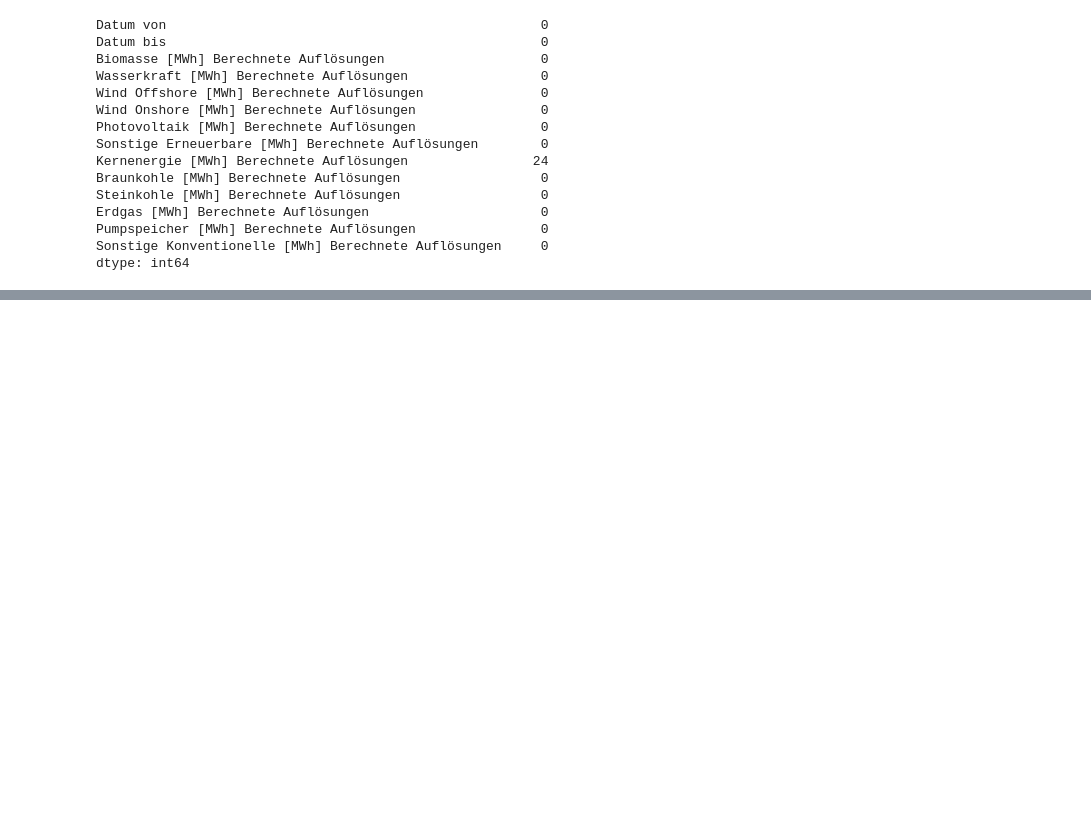
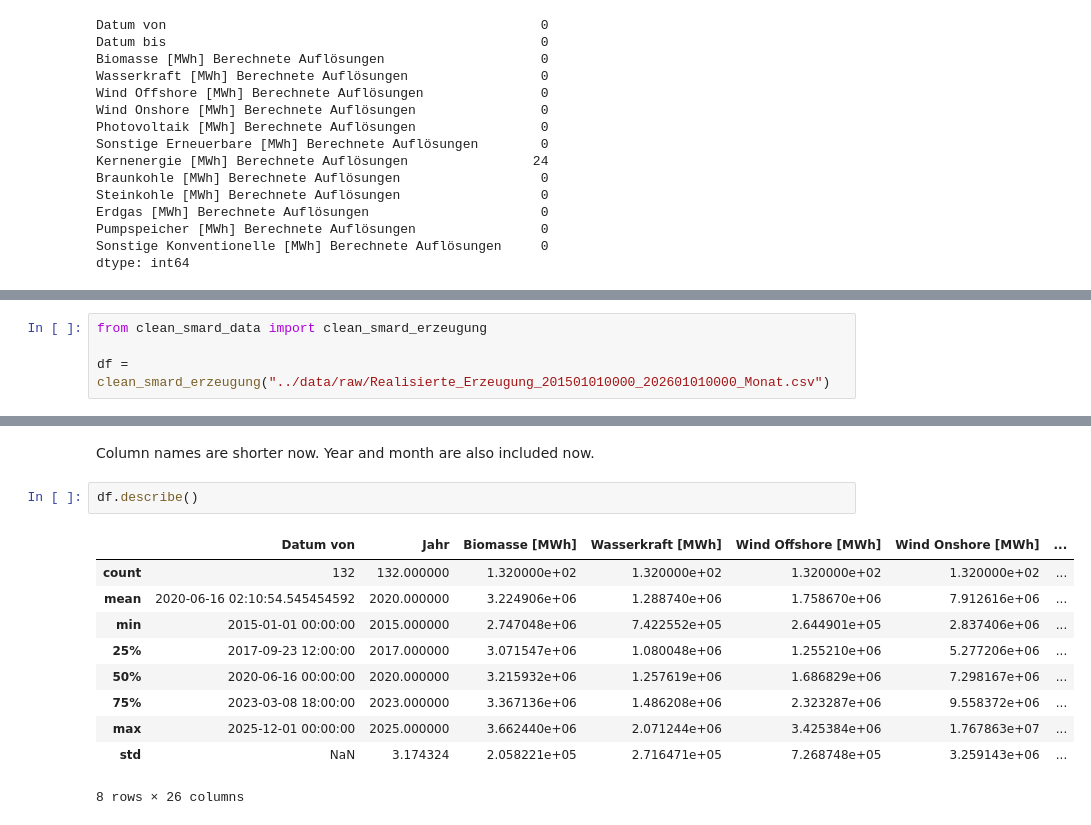
Before and after one commit to Yoem29/Energy-Development-Germany, a Jupyter notebook: notebooks/EDA.ipynb, the cells around one changed output, grey strips where cells are left out. Cells and saved outputs as stored; diff of their text form; blank space fills up the shorter version.

```diff
--- a/notebooks/EDA.ipynb
+++ b/notebooks/EDA.ipynb
@@ -105,0 +120,4 @@ dtype: int64
+# %%
+from clean_smard_data import clean_smard_erzeugung
+
+df = clean_smard_erzeugung("../data/raw/Realisierte_Erzeugung_201501010000_202601010000_Monat.csv")
@@ -105,0 +144,15 @@ dtype: int64
+# %% [markdown]
+Column names are shorter now. Year and month are also included now.
+# %%
+df.describe()
+# %% [output]
+|  | Datum von | Jahr | Biomasse [MWh] | Wasserkraft [MWh] | Wind Offshore [MWh] | Wind Onshore [MWh] | ... |
+| count | 132 | 132.000000 | 1.320000e+02 | 1.320000e+02 | 1.320000e+02 | 1.320000e+02 | ... |
+| mean | 2020-06-16 02:10:54.545454592 | 2020.000000 | 3.224906e+06 | 1.288740e+06 | 1.758670e+06 | 7.912616e+06 | ... |
+| min | 2015-01-01 00:00:00 | 2015.000000 | 2.747048e+06 | 7.422552e+05 | 2.644901e+05 | 2.837406e+06 | ... |
+| 25% | 2017-09-23 12:00:00 | 2017.000000 | 3.071547e+06 | 1.080048e+06 | 1.255210e+06 | 5.277206e+06 | ... |
+| 50% | 2020-06-16 00:00:00 | 2020.000000 | 3.215932e+06 | 1.257619e+06 | 1.686829e+06 | 7.298167e+06 | ... |
+| 75% | 2023-03-08 18:00:00 | 2023.000000 | 3.367136e+06 | 1.486208e+06 | 2.323287e+06 | 9.558372e+06 | ... |
+| max | 2025-12-01 00:00:00 | 2025.000000 | 3.662440e+06 | 2.071244e+06 | 3.425384e+06 | 1.767863e+07 | ... |
+| std | NaN | 3.174324 | 2.058221e+05 | 2.716471e+05 | 7.268748e+05 | 3.259143e+06 | ... |
+8 rows × 26 columns
```
Also changed, not shown: parts of 9 cells of this notebook.
